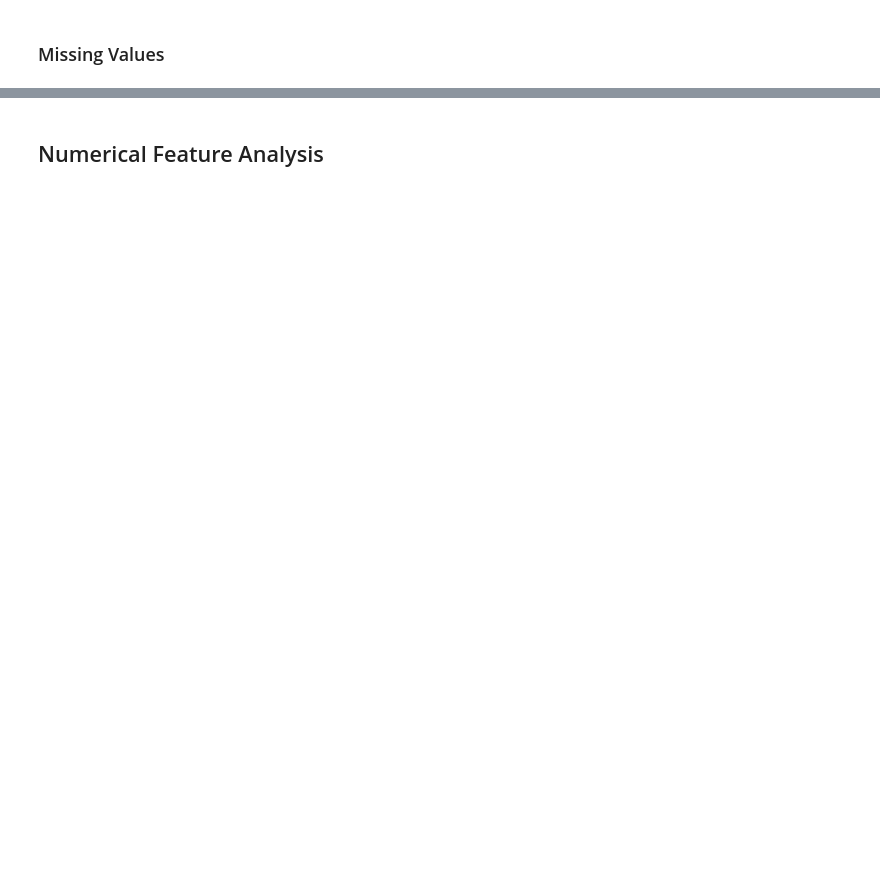
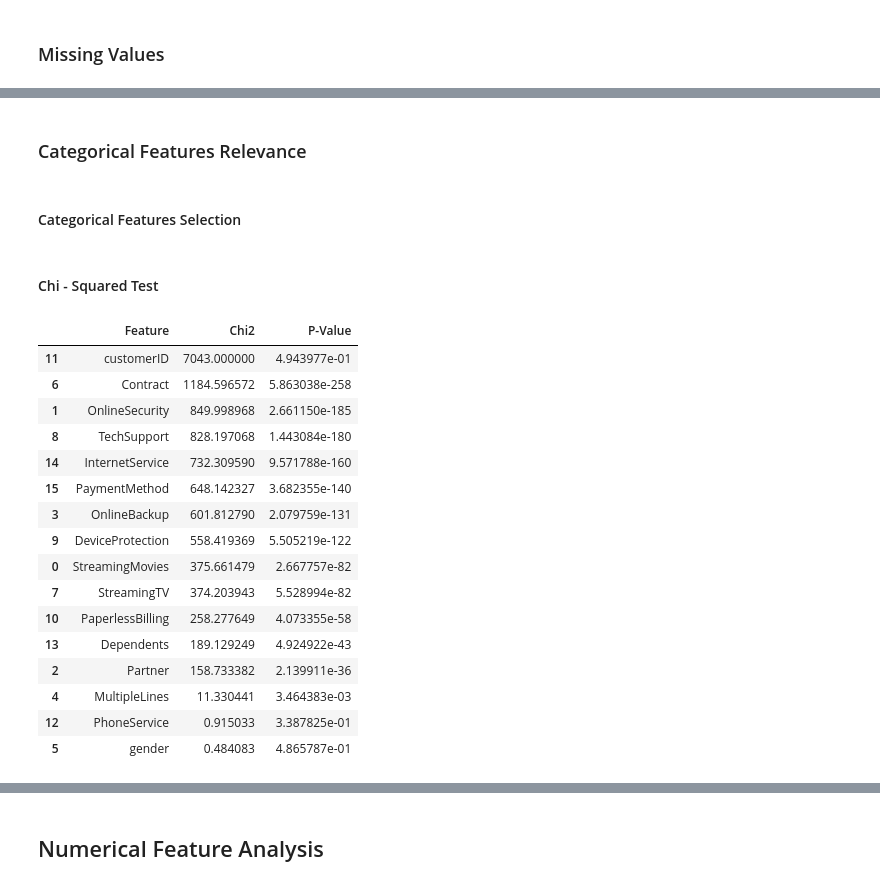
Before and after one commit to DerekSanchez/241117-Telco-Customer-Churn, a Jupyter notebook: notebooks/EDA.ipynb, the cells around one changed output, grey strips where cells are left out. Cells and saved outputs as stored; diff of their text form; code cells hidden in the pictures; blank space fills up the shorter version.

```diff
--- a/notebooks/EDA.ipynb
+++ b/notebooks/EDA.ipynb
@@ -45,0 +175,51 @@ ut.missing_values_by_pivot(df, 'StreamingTV', return_type='percentage', percenta
+# %% [markdown]
+### Categorical Features Relevance
+# %% [markdown]
+#### Categorical Features Selection
+# %%
+cat_columns = list(set(df.columns) - set(numerical_cols))
+cat_columns.remove('TotalCharges')
+cat_columns.remove('Churn')
+cat_columns.remove('target_encoded')
+# %% [markdown]
+#### Chi - Squared Test
+# %%
+chi2_results = []
+
+for col in cat_columns:
+    # contigency table
+    contingency_table = pd.crosstab(df[col], df['Churn'])
+
+    # chi-squared
+    chi2, p, dof, _ = chi2_contingency(contingency_table)
+
+    # append results
+    chi2_results.append({'Feature': col, 'Chi2': chi2, 'P-Value': p})
+
+# formatting
+chi2_df = pd.DataFrame(chi2_results).sort_values(by = 'Chi2', ascending = False)
+
+chi2_df.style.format({
+    'Chi2': '{:.2f}',
+    'P-Value': '{:.3f}'
+})
+
+chi2_df
+# %% [output]
+|  | Feature | Chi2 | P-Value |
+| 11 | customerID | 7043.000000 | 4.943977e-01 |
+| 6 | Contract | 1184.596572 | 5.863038e-258 |
+| 1 | OnlineSecurity | 849.998968 | 2.661150e-185 |
+| 8 | TechSupport | 828.197068 | 1.443084e-180 |
+| 14 | InternetService | 732.309590 | 9.571788e-160 |
+| 15 | PaymentMethod | 648.142327 | 3.682355e-140 |
+| 3 | OnlineBackup | 601.812790 | 2.079759e-131 |
+| 9 | DeviceProtection | 558.419369 | 5.505219e-122 |
+| 0 | StreamingMovies | 375.661479 | 2.667757e-82 |
+| 7 | StreamingTV | 374.203943 | 5.528994e-82 |
+| 10 | PaperlessBilling | 258.277649 | 4.073355e-58 |
+| 13 | Dependents | 189.129249 | 4.924922e-43 |
+| 2 | Partner | 158.733382 | 2.139911e-36 |
+| 4 | MultipleLines | 11.330441 | 3.464383e-03 |
+| 12 | PhoneService | 0.915033 | 3.387825e-01 |
+| 5 | gender | 0.484083 | 4.865787e-01 |
```
Also changed, not shown: parts of 33 cells of this notebook.
